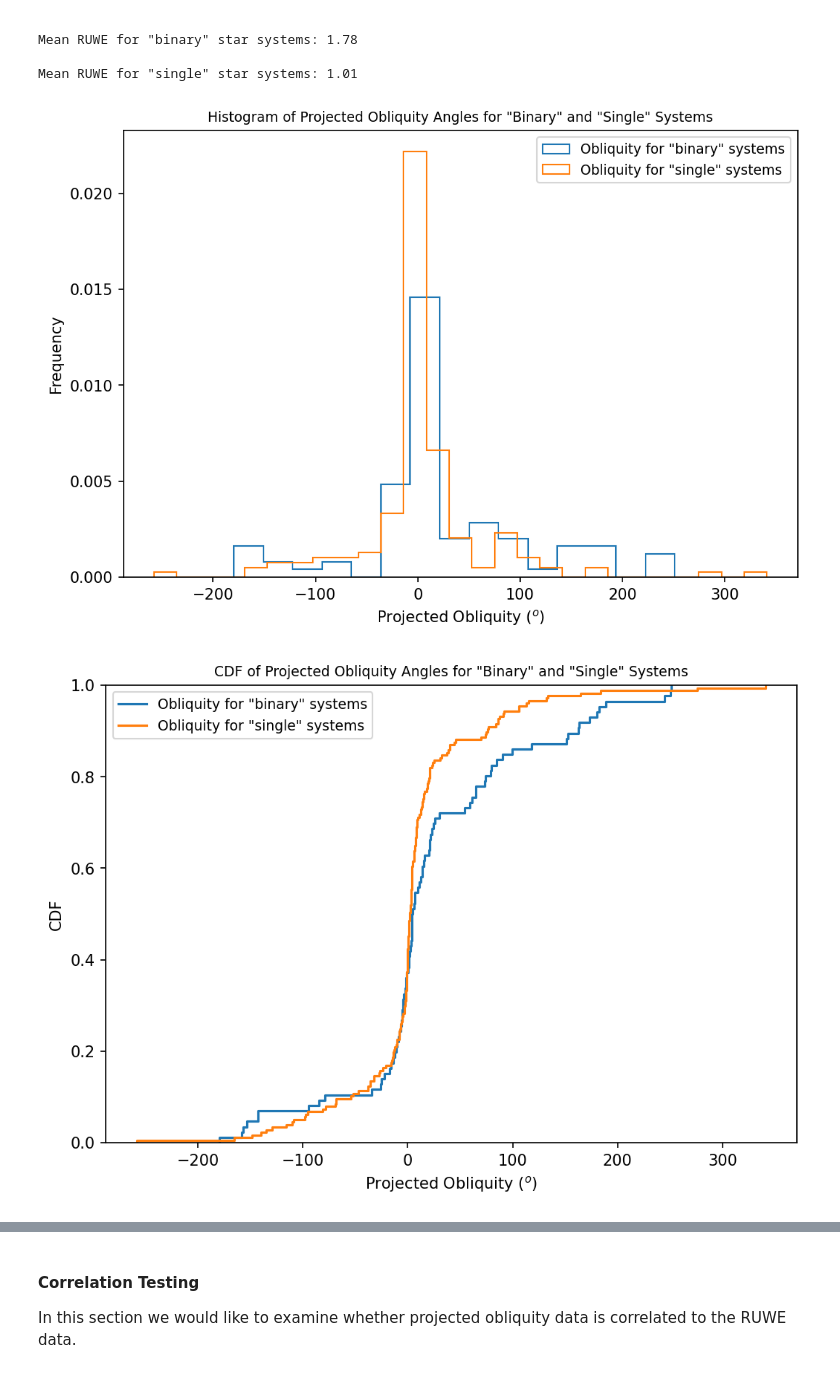
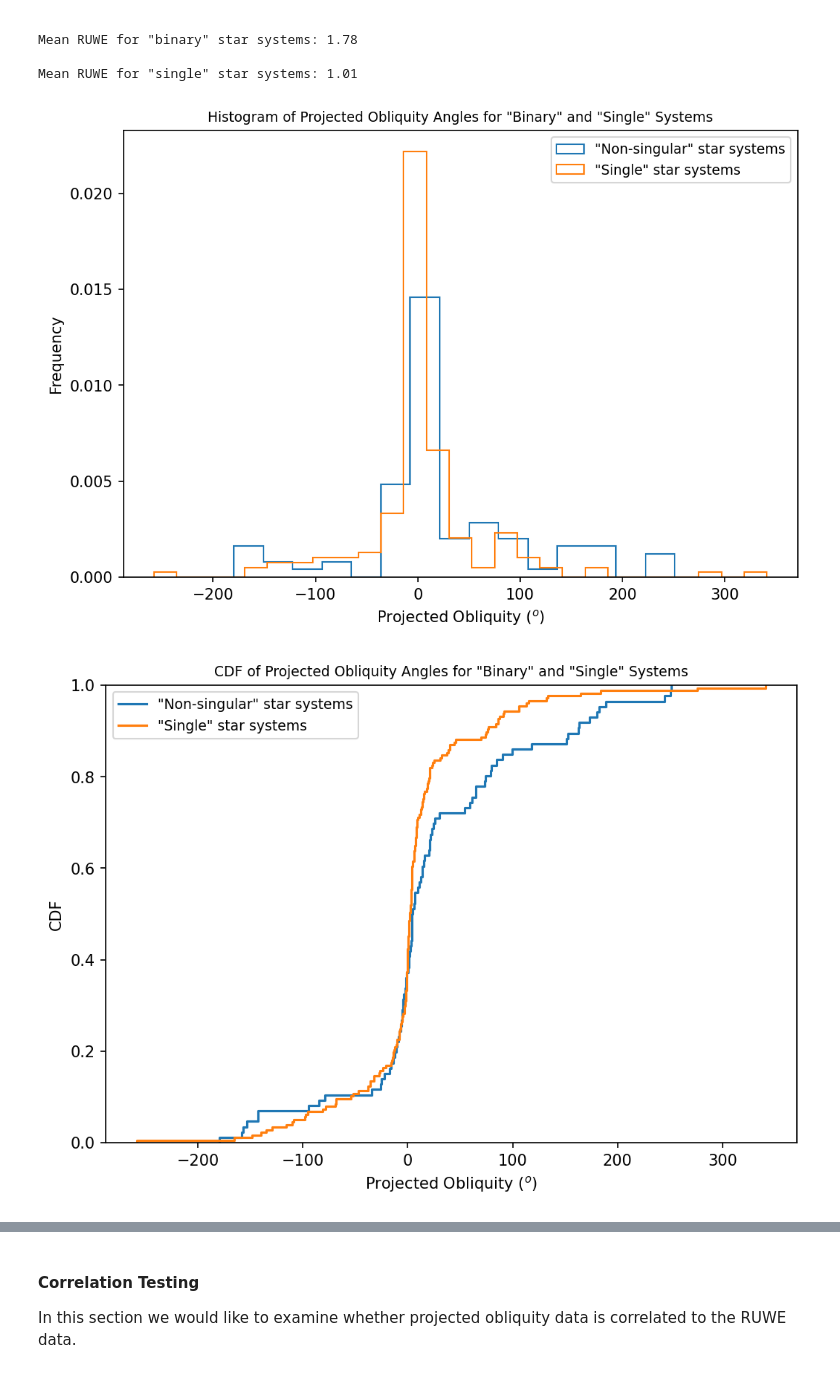
Before and after one commit to baryan/ASTR154-ProjectedObliquity, a Jupyter notebook: src/hypothesis_testing.ipynb, the cells around one changed output, grey strips where cells are left out. Drawn from its saved outputs; the diff is of its cells as text; code cells hidden in the pictures.

```diff
--- a/src/hypothesis_testing.ipynb
+++ b/src/hypothesis_testing.ipynb
@@ -432,20 +432,20 @@ Mean RUWE for "single" star systems: 1.01
 # %%
 # Set the figure size
 fig_w = 8
 fig_h = fig_w * 6 / 9
 plt.figure(figsize=[fig_w, fig_h], dpi=150)
 
 # Plot a histogram of the the two lists ('binary_sys' and 'single_sys')
 plt.hist(binary_sys_ruwe['pl_projobliq'], histtype='step', bins='auto', density=True);
 plt.hist(single_sys_ruwe['pl_projobliq'], histtype='step', bins='auto', density=True);
 plt.title('Histogram of Projected Obliquity Angles for "Binary" and "Single" Systems', fontsize=9);
 plt.xlabel('Projected Obliquity $(^o)$');
 plt.ylabel('Frequency');
-plt.legend(['Obliquity for "binary" systems', 'Obliquity for "single" systems'], fontsize=9, loc=1);
+plt.legend(['"Non-singular" star systems', '"Single" star systems'], fontsize=9, loc=1);
 
 plt.show()
 # %% [output]
-[figure, old version]
+[figure, new version]
 # %%
 # Set the figure size
 fig_w = 8
@@ -458,11 +458,11 @@ plt.ecdf(single_sys_ruwe['pl_projobliq']);
 plt.title('CDF of Projected Obliquity Angles for "Binary" and "Single" Systems', fontsize=9);
 plt.xlabel('Projected Obliquity $(^o)$');
 plt.ylabel('CDF');
-plt.legend(['Obliquity for "binary" systems', 'Obliquity for "single" systems'], fontsize=9, loc=2);
+plt.legend(['"Non-singular" star systems', '"Single" star systems'], fontsize=9, loc=2);
 
 plt.show()
 # %% [output]
-[figure, old version]
+[figure, new version]
 # %%
 # Calculating D and p-value for the 2-sample K-S test on the two datasets
 # ('binary_sys' vs. 'single_sys')
```
Also changed, not shown: parts of 6 cells of this notebook.
